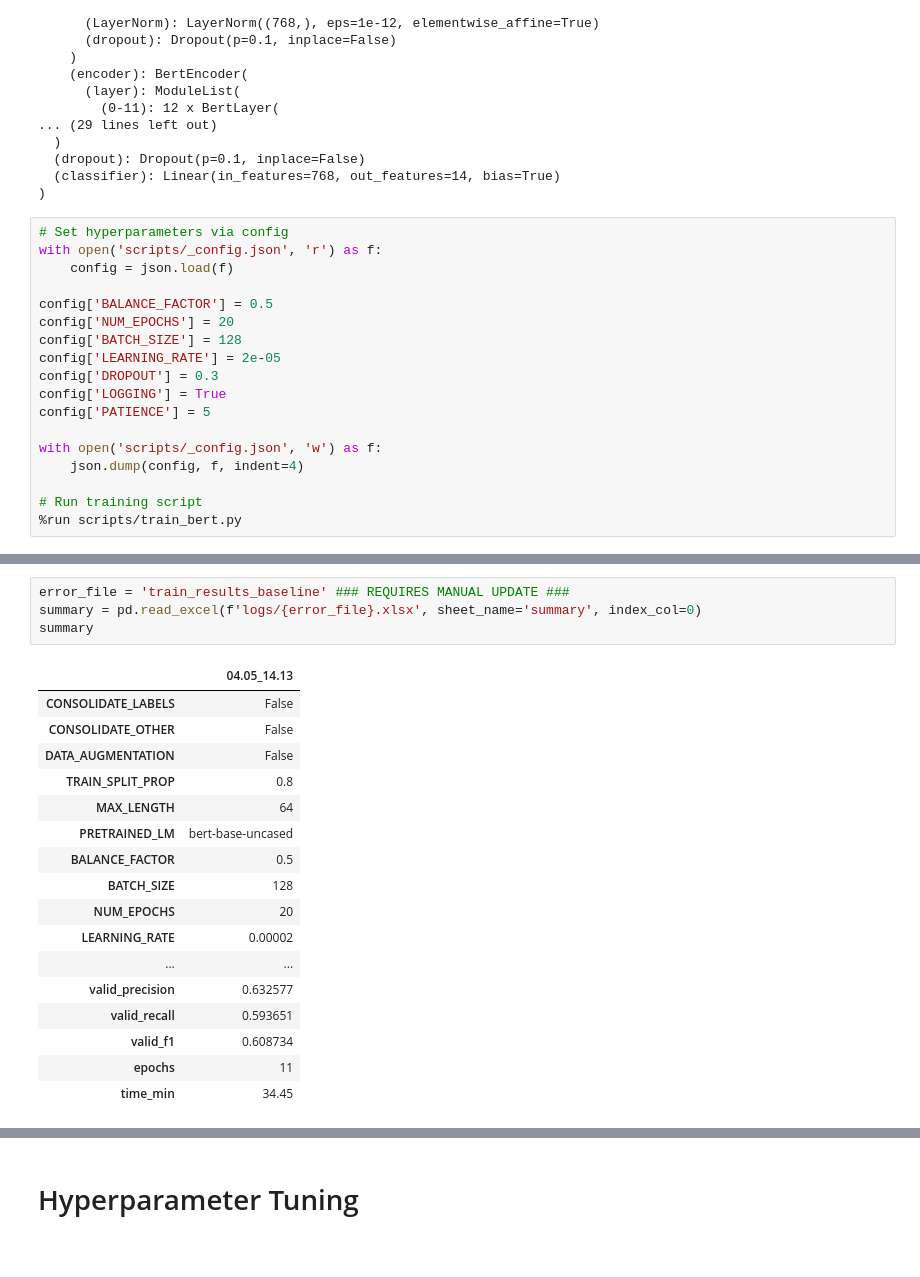
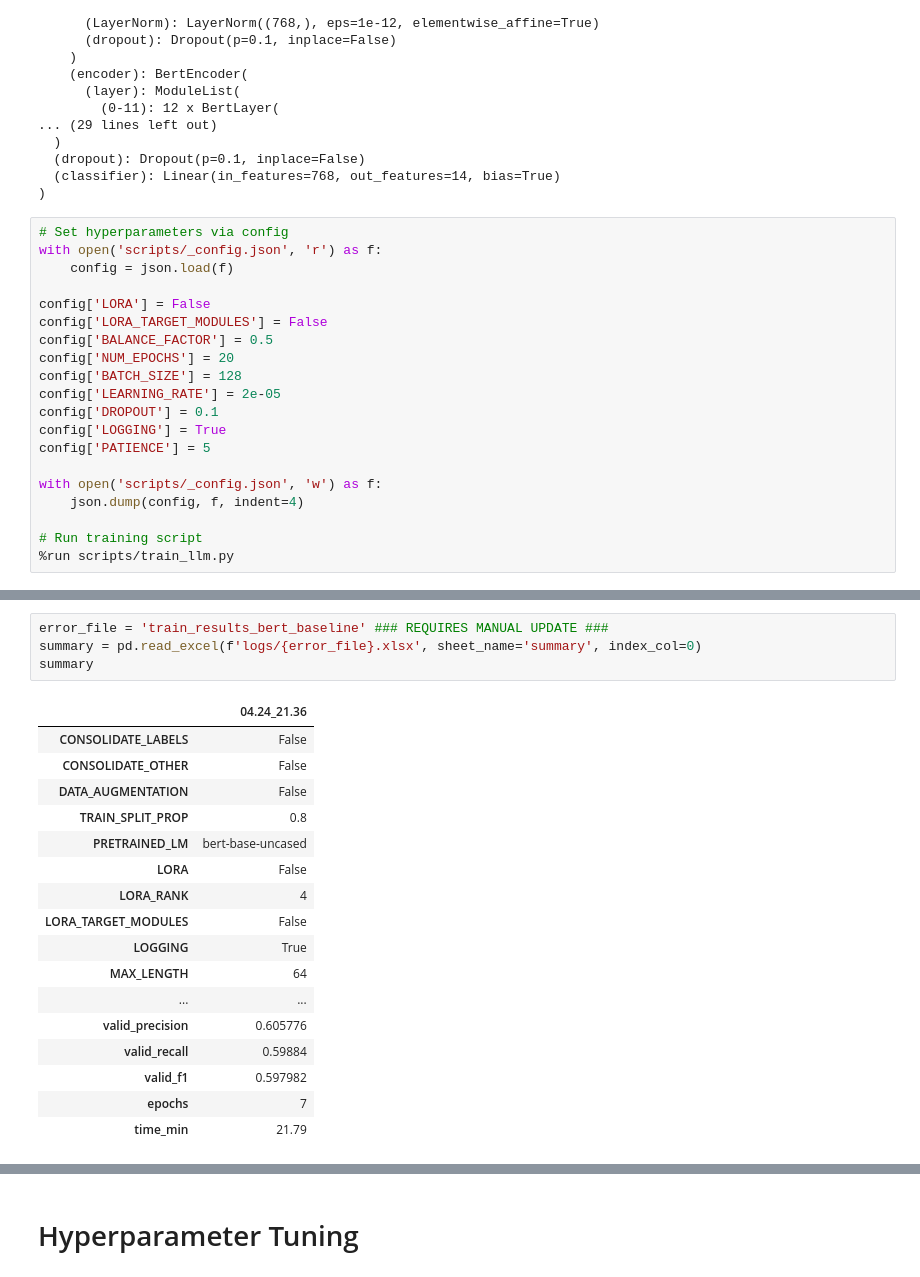
Before and after one commit to kac624/headlines, a Jupyter notebook: overview.ipynb, the cells around one changed output, grey strips where cells are left out. Saved outputs shown, nothing was run; the diff lists cells and outputs as text.

```diff
--- a/overview.ipynb
+++ b/overview.ipynb
@@ -204,11 +206,13 @@ BertForSequenceClassification(
 with open('scripts/_config.json', 'r') as f:
     config = json.load(f)
 
+config['LORA'] = False
+config['LORA_TARGET_MODULES'] = False
 config['BALANCE_FACTOR'] = 0.5
 config['NUM_EPOCHS'] = 20
 config['BATCH_SIZE'] = 128
 config['LEARNING_RATE'] = 2e-05
-config['DROPOUT'] = 0.3
+config['DROPOUT'] = 0.1
 config['LOGGING'] = True
 config['PATIENCE'] = 5
 
@@ -216,6 +220,6 @@ with open('scripts/_config.json', 'w') as f:
     json.dump(config, f, indent=4)
 
 # Run training script
-%run scripts/train_bert.py
+%run scripts/train_llm.py
 # %% [output]
 Training Loop Started...
@@ -238,25 +242,25 @@ Training Script Complete - Time Elapsed - 34.73 minutes
 # %%
-error_file = 'train_results_baseline' ### REQUIRES MANUAL UPDATE ###
+error_file = 'train_results_bert_baseline' ### REQUIRES MANUAL UPDATE ###
 summary = pd.read_excel(f'logs/{error_file}.xlsx', sheet_name='summary', index_col=0)
 summary
 # %% [output]
-|  | 04.05_14.13 |
+|  | 04.24_21.36 |
 | CONSOLIDATE_LABELS | False |
 | CONSOLIDATE_OTHER | False |
 | DATA_AUGMENTATION | False |
 | TRAIN_SPLIT_PROP | 0.8 |
+| PRETRAINED_LM | bert-base-uncased |
+| LORA | False |
+| LORA_RANK | 4 |
+| LORA_TARGET_MODULES | False |
+| LOGGING | True |
 | MAX_LENGTH | 64 |
-| PRETRAINED_LM | bert-base-uncased |
-| BALANCE_FACTOR | 0.5 |
-| BATCH_SIZE | 128 |
-| NUM_EPOCHS | 20 |
-| LEARNING_RATE | 0.00002 |
 | ... | ... |
-| valid_precision | 0.632577 |
-| valid_recall | 0.593651 |
-| valid_f1 | 0.608734 |
-| epochs | 11 |
-| time_min | 34.45 |
+| valid_precision | 0.605776 |
+| valid_recall | 0.59884 |
+| valid_f1 | 0.597982 |
+| epochs | 7 |
+| time_min | 21.79 |
 # %%
 valid_class_report = pd.read_excel(f'logs/{error_file}.xlsx', sheet_name='valid_class_report', index_col=0)
 valid_class_report = valid_class_report.drop(['accuracy', 'macro avg', 'weighted avg'], axis=0)
```
Also changed, not shown: parts of 9 cells of this notebook, 13 other files.
